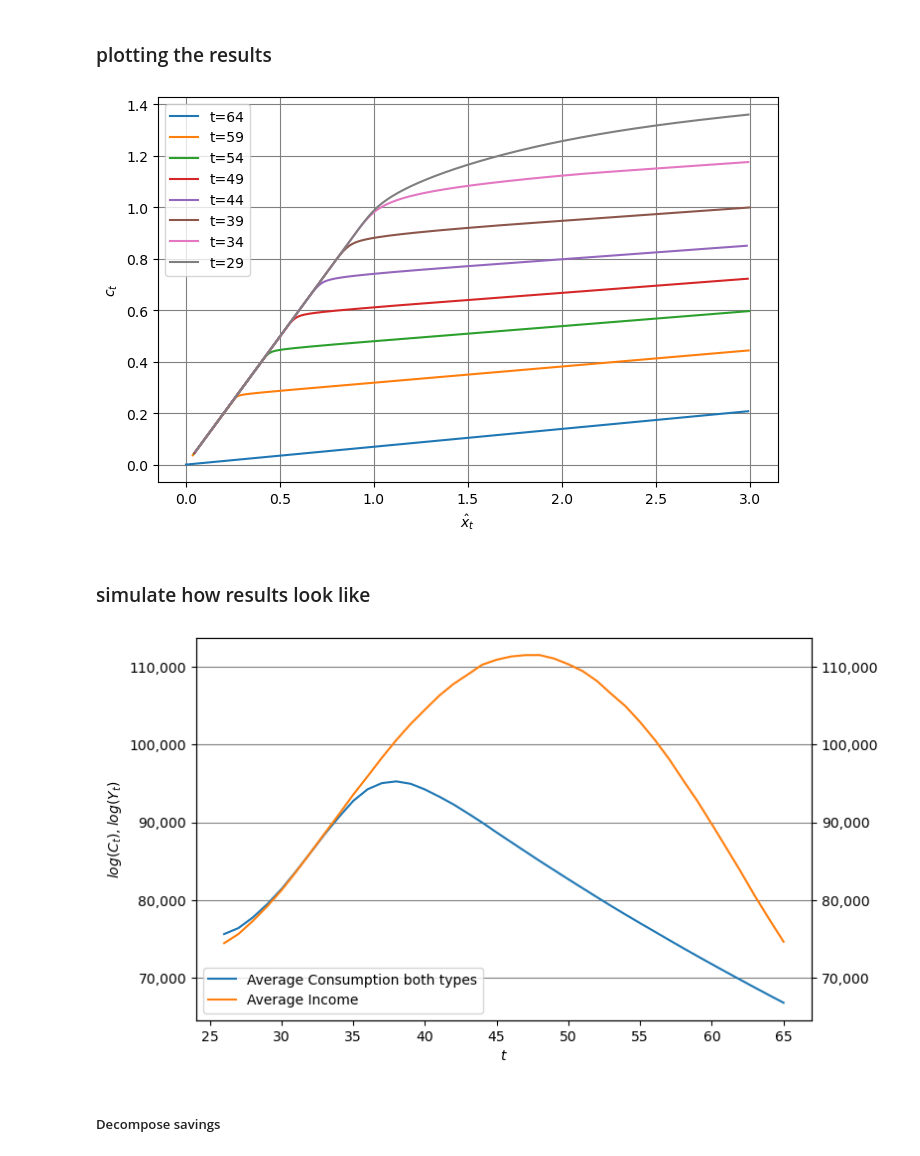
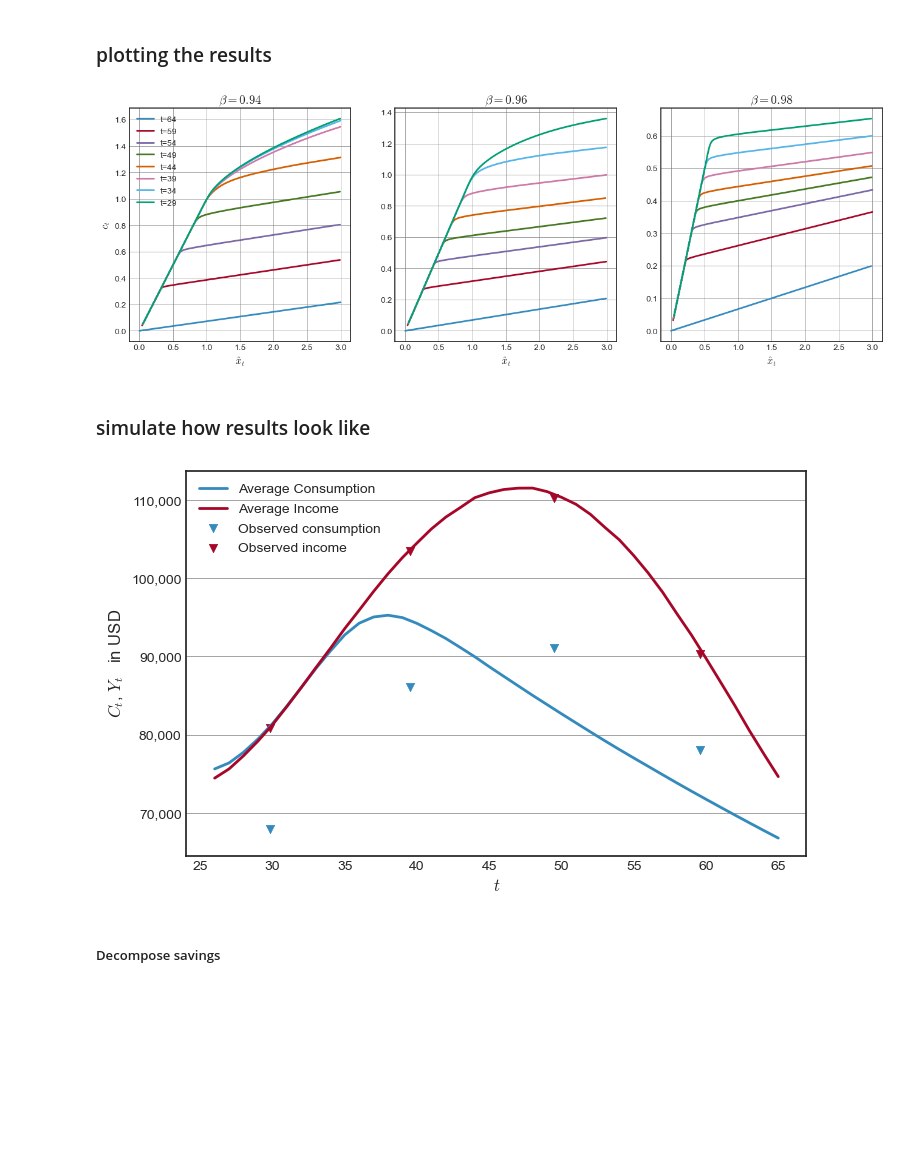
Before and after one commit to AsFyhn/DP-life-cycle, a Jupyter notebook: Run_all.ipynb, the cells around one changed output. Saved outputs shown, nothing was run; the diff lists cells and outputs as text; code cells hidden in the pictures; blank space fills up the shorter version.

```diff
--- a/Run_all.ipynb
+++ b/Run_all.ipynb
@@ -70,42 +63,57 @@ model_init_sol.solve_model()
+# %%
+def solve_model(par_dict):
+    model = gp_model(**par_dict)
+    model.solve_model()
+    return model
+
+model_init_sol = solve_model({'share':1})
 # %% [markdown]
 ### plotting the results
 # %%
-# Print consumption function
 consumer = 0
-fig = pg.PlotFigure(figsize=(8,5),fontname='Arial')
-for t in range(model_init_sol.par.Tr_N-1,model_init_sol.par.t0_N-1,-5):
-    criteria = np.where(model_init_sol.sol.m[:,t,consumer] <= 3, True, False)
-    fig.add_plot(model_init_sol.sol.m[criteria,t,consumer],model_init_sol.sol.c[criteria,t,consumer], label=f"t={25+t}", linestyle='-')
-fig.set_ylabel(f"$c_t$")
-fig.set_xlabel("$\hat{x}_t$")
-fig.add_gridlines(axis='both')
-fig.add_legend()
-#fig.save_figure(f'{local_path}/output/egm_consumption.png')
+rhos = [{'beta':0.94},{'beta':0.96},{'beta':0.98}]
+fig = pg.PlotFigure(figsize=(16,5),fontname='Arial',rows=1,cols=len(rhos))
+for i, par in enumerate(rhos):
+    model = solve_model(par)
+    # Print consumption function
+    fig.change_ax(i)
+    for t in range(model.par.Tr_N-1,model.par.t0_N-1,-5):
+        criteria = np.where(model.sol.m[:,t,consumer] <= 3, True, False)
+        fig.add_plot(model.sol.m[criteria,t,consumer],model.sol.c[criteria,t,consumer], label=f"t={25+t}", linestyle='-')
+    if i == 0: fig.set_ylabel(f"$c_t$"); fig.add_legend();
+    fig.set_title(f"$\\beta={par['beta']}$")
+    fig.set_xlabel("$\hat{x}_t$")
+    fig.add_gridlines(axis='both')
+
+fig.save_figure(f'{local_path}/output/egm_consumption.png')
 fig.show()
 # %% [output]
-[figure, old version]
+[figure, new version]
 # %% [markdown]
 ### simulate how results look like
 # %%
 # s
 sim = Simulator(model_init_sol.par, model_init_sol.sol).main()
 
+obs_age = list(model_init_sol.income_data.keys())[:-1]
+obs_income = list(model_init_sol.income_data.values())[:-1]
+obs_consump = list(model_init_sol.consumption_data.values())[:-1]
 # Plot simulation of the solution
 fig = pg.PlotFigure(figsize=(8,5),fontname='Arial')
 x = range(model_init_sol.par.t0,model_init_sol.par.Tr)
-fig.add_plot(x,sim.C_avg, label=f"Average Consumption both types", linestyle='-',axis='y1')
+fig.add_plot(x,sim.C_avg, label=f"Average Consumption", linestyle='-',axis='y1')
 fig.add_plot(x,sim.Y_avg, label=f"Average Income", linestyle='-',axis='y1')
-fig._set_scaling()
-fig.set_ylabel(f"$log(C_t), log(Y_t)$")
+fig.add_plot(obs_age,obs_consump,label='Observed consumption', marker='v',axis='y1')
+fig.add_plot(obs_age,obs_income,label='Observed income', marker='v',axis='y1')
+fig.set_ylabel(f"$C_t$, $Y_t$   in USD")
 fig.set_xlabel(f"$t$")
 fig.set_number_format('y','{x:,.0f}')
-fig.set_number_format('y2','{x:,.0f}')
 fig.add_gridlines(axis='y')
 fig.add_legend()
 # fig.save_figure(f'{local_path}/output/simulation_of_solution.png')
 fig.show()
 # %% [output]
-[figure, old version]
+[figure, new version]
 # %% [markdown]
 ##### Decompose savings
 # %%
```
Also changed, not shown: parts of 25 cells of this notebook, 10 other files.
